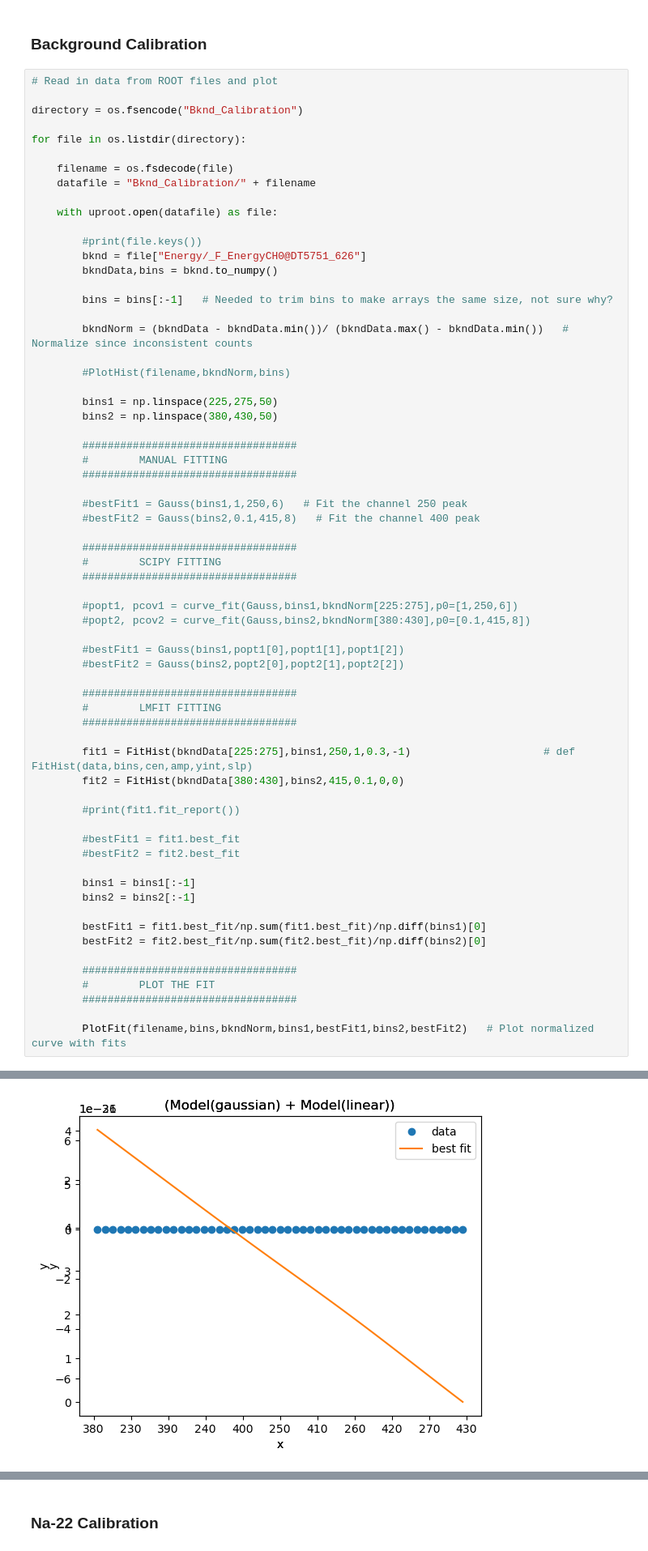
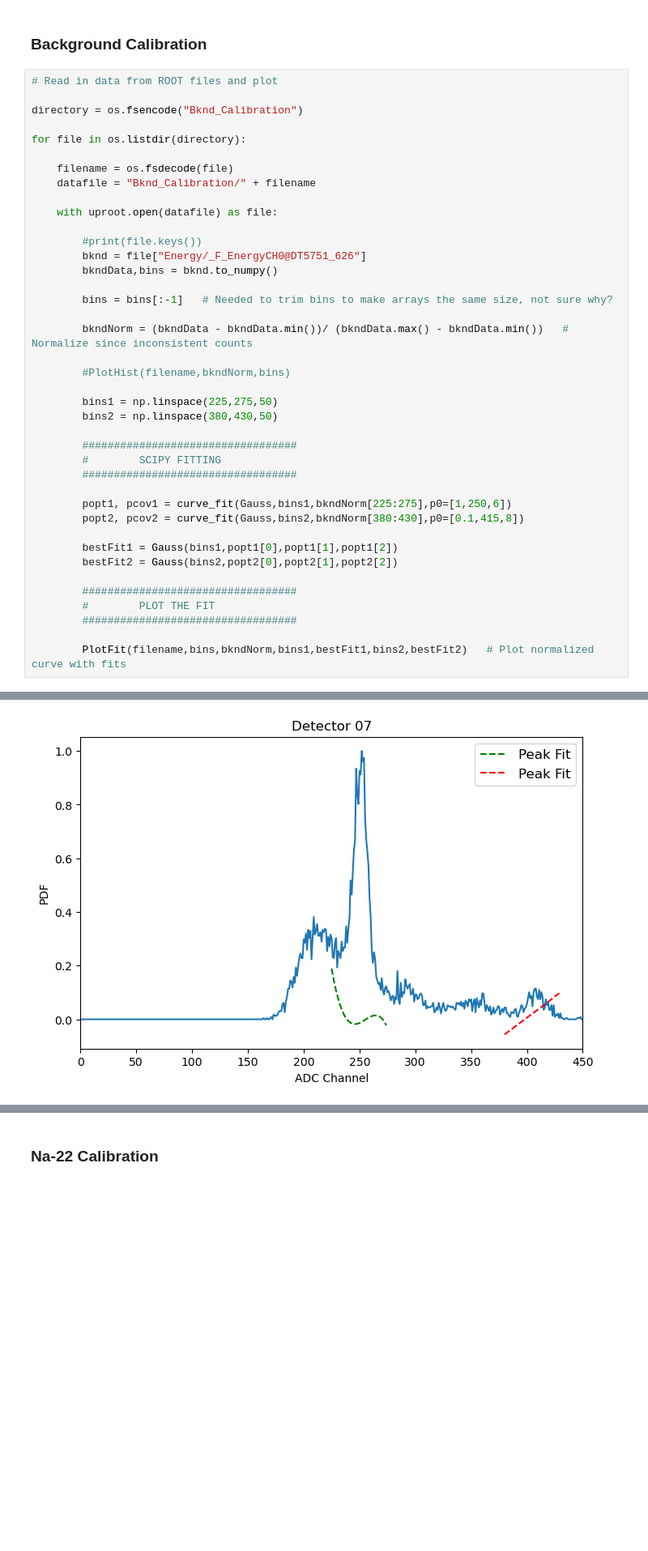
Before and after one commit to villano-lab/R76Firmware, a Jupyter notebook: array_spectra/NaI-array-calibration.ipynb, the cells around one changed output, grey strips where cells are left out. Shown at 81% size. Saved outputs shown, nothing was run; the diff lists cells and outputs as text; blank space fills up the shorter version.

```diff
--- a/array_spectra/NaI-array-calibration.ipynb
+++ b/array_spectra/NaI-array-calibration.ipynb
@@ -109,39 +84,14 @@ for file in os.listdir(directory):
         bins2 = np.linspace(380,430,50)
 
         ##################################
-        #        MANUAL FITTING
-        ##################################
-
-        #bestFit1 = Gauss(bins1,1,250,6)   # Fit the channel 250 peak
-        #bestFit2 = Gauss(bins2,0.1,415,8)   # Fit the channel 400 peak
-
-        ##################################
         #        SCIPY FITTING
         ##################################
 
-        #popt1, pcov1 = curve_fit(Gauss,bins1,bkndNorm[225:275],p0=[1,250,6])
-        #popt2, pcov2 = curve_fit(Gauss,bins2,bkndNorm[380:430],p0=[0.1,415,8])
+        popt1, pcov1 = curve_fit(Gauss,bins1,bkndNorm[225:275],p0=[1,250,6])
+        popt2, pcov2 = curve_fit(Gauss,bins2,bkndNorm[380:430],p0=[0.1,415,8])
 
-        #bestFit1 = Gauss(bins1,popt1[0],popt1[1],popt1[2])
-        #bestFit2 = Gauss(bins2,popt2[0],popt2[1],popt2[2])
-
-        ##################################
-        #        LMFIT FITTING
-        ##################################
-
-        fit1 = FitHist(bkndData[225:275],bins1,250,1,0.3,-1)                     # def FitHist(data,bins,cen,amp,yint,slp)
-        fit2 = FitHist(bkndData[380:430],bins2,415,0.1,0,0)
-
-        #print(fit1.fit_report())
-
-        #bestFit1 = fit1.best_fit
-        #bestFit2 = fit2.best_fit
-
-        bins1 = bins1[:-1]
-        bins2 = bins2[:-1]
-
-        bestFit1 = fit1.best_fit/np.sum(fit1.best_fit)/np.diff(bins1)[0]
-        bestFit2 = fit2.best_fit/np.sum(fit2.best_fit)/np.diff(bins2)[0]
+        bestFit1 = Gauss(bins1,popt1[0],popt1[1],popt1[2])
+        bestFit2 = Gauss(bins2,popt2[0],popt2[1],popt2[2])
 
         ##################################
         #        PLOT THE FIT
@@ -158 +108 @@ for file in os.listdir(directory):
-[figure, old version]
+[figure, new version]
```
Also changed, not shown: parts of 5 cells of this notebook.
